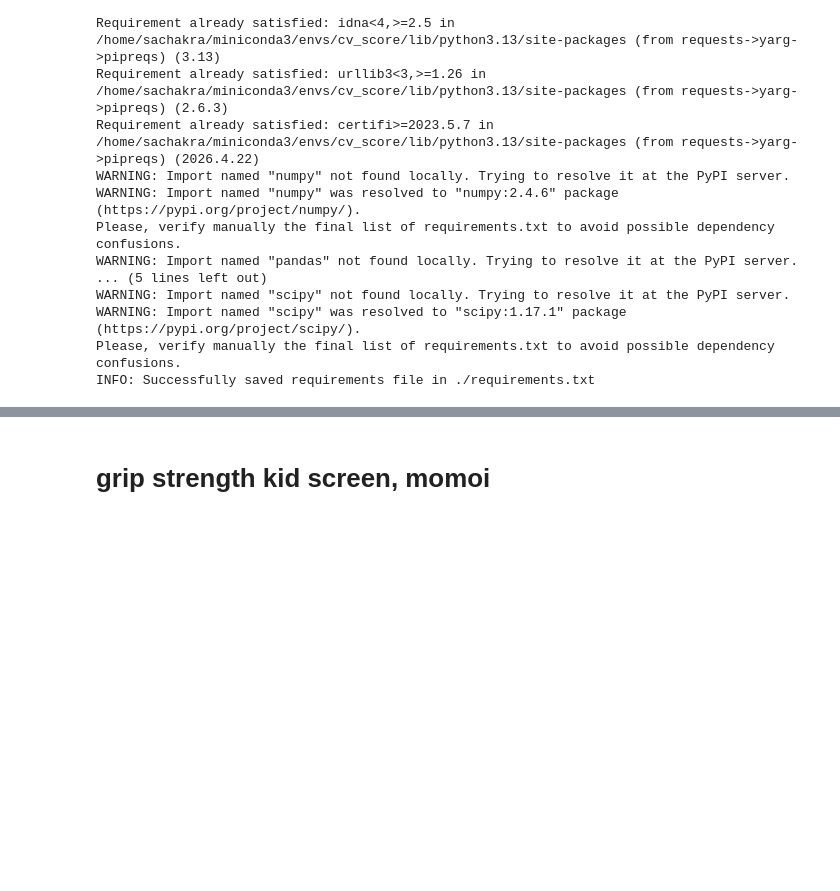
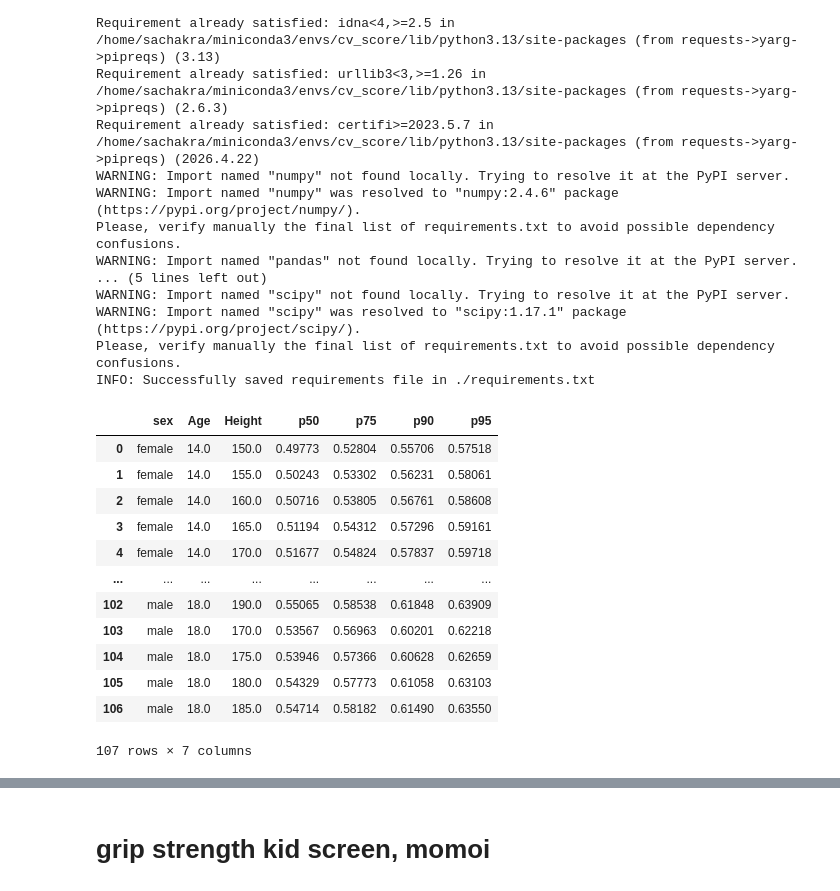
Before and after one commit to Sabya2/CV_healthScore, a Jupyter notebook: test.ipynb, the cells around one changed output, grey strips where cells are left out. Saved outputs shown, nothing was run; the diff lists cells and outputs as text; code cells hidden in the pictures; blank space fills up the shorter version.

```diff
--- a/test.ipynb
+++ b/test.ipynb
@@ -105,3 +105,51 @@ WARNING: Import named "scipy" not found locally. Trying to resolve it at the PyP
 WARNING: Import named "scipy" was resolved to "scipy:1.17.1" package (https://pypi.org/project/scipy/).
 Please, verify manually the final list of requirements.txt to avoid possible dependency confusions.
 INFO: Successfully saved requirements file in ./requirements.txt
+# %%
+# import pandas as pd
+
+# df = pd.read_csv('reference_values/WG__Data_for_Streamlit/KiGGS2-2014-2017_Percentiles_cimt.csv', sep =';')
+# df = df.iloc[:107, :]
+# df.columns = [
+#     "indicator", "sex", "Age", "Height",
+#     "p5", "p10", "p25", "p50",
+#     "p75", "p90", "p95"
+# ]
+# df = df.drop_col['indicator']
+# df['sex'] = male fi df['sex'] == 'm' esle female
+# df.to_csv('reference_values/cIMT_long_reference.csv')
+# df
+
+import pandas as pd
+
+src = "reference_values/WG__Data_for_Streamlit/KiGGS2-2014-2017_Percentiles_cimt.csv"
+out = "reference_values/cIMT_long_reference.csv"
+
+df = pd.read_csv(src, sep=';')
+df = df.iloc[:107, :].copy()
+
+df.columns = [
+    "indicator", "sex", "Age", "Height",
+    "p5", "p10", "p25", "p50",
+    "p75", "p90", "p95"
+]
+
+df = df.drop(columns=["indicator", 'p5', 'p10', 'p25'])
+df["sex"] = df["sex"].map({"m": "male", "f": "female"}).fillna(df["sex"])
+
+df.to_csv(out, index=False)
+df
+# %% [output]
+|  | sex | Age | Height | p50 | p75 | p90 | p95 |
+| 0 | female | 14.0 | 150.0 | 0.49773 | 0.52804 | 0.55706 | 0.57518 |
+| 1 | female | 14.0 | 155.0 | 0.50243 | 0.53302 | 0.56231 | 0.58061 |
+| 2 | female | 14.0 | 160.0 | 0.50716 | 0.53805 | 0.56761 | 0.58608 |
+| 3 | female | 14.0 | 165.0 | 0.51194 | 0.54312 | 0.57296 | 0.59161 |
+| 4 | female | 14.0 | 170.0 | 0.51677 | 0.54824 | 0.57837 | 0.59718 |
+| ... | ... | ... | ... | ... | ... | ... | ... |
+| 102 | male | 18.0 | 190.0 | 0.55065 | 0.58538 | 0.61848 | 0.63909 |
+| 103 | male | 18.0 | 170.0 | 0.53567 | 0.56963 | 0.60201 | 0.62218 |
+| 104 | male | 18.0 | 175.0 | 0.53946 | 0.57366 | 0.60628 | 0.62659 |
+| 105 | male | 18.0 | 180.0 | 0.54329 | 0.57773 | 0.61058 | 0.63103 |
+| 106 | male | 18.0 | 185.0 | 0.54714 | 0.58182 | 0.61490 | 0.63550 |
+107 rows × 7 columns
```
Also changed, not shown: parts of 2 cells of this notebook, 9 other files.
